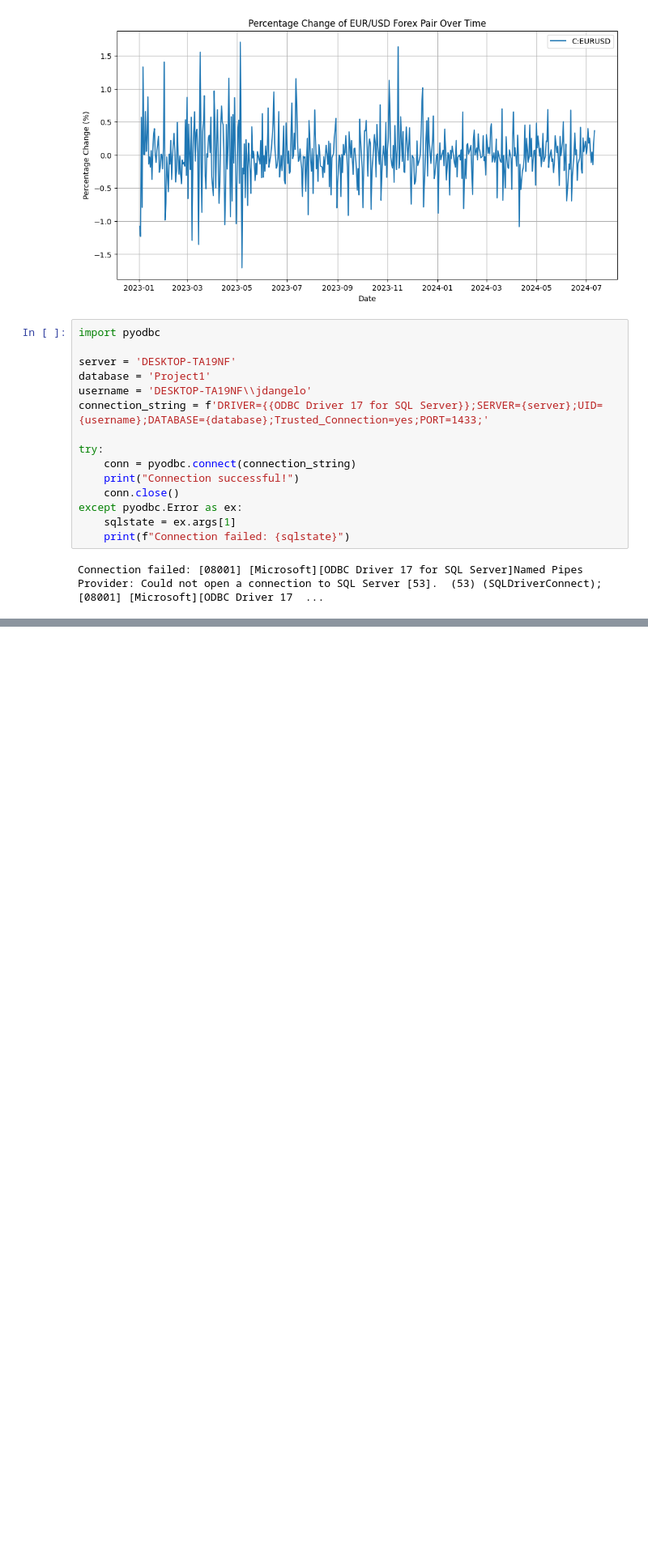
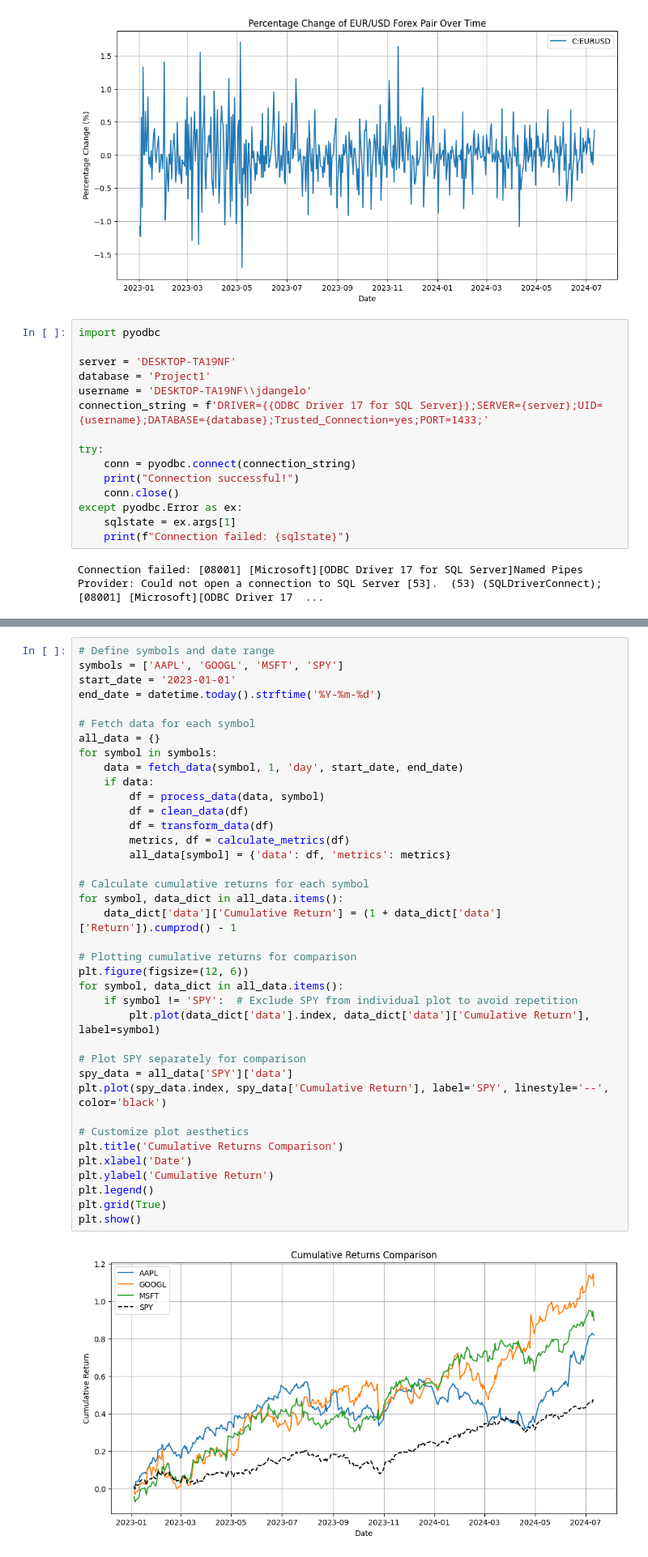
Before and after one commit to jmd4173/SkillStorm-Work, a Jupyter notebook: Project1/Project1-Python.ipynb, the cells around one changed output, grey strips where cells are left out. Shown at 81% size. Saved outputs shown, nothing was run; the diff lists cells and outputs as text; blank space fills up the shorter version.

```diff
--- a/Project1/Project1-Python.ipynb
+++ b/Project1/Project1-Python.ipynb
@@ -354,0 +509,40 @@ Connection failed: [08001] [Microsoft][ODBC Driver 17 for SQL Server]Named Pipes
+# %%
+# Define symbols and date range
+symbols = ['AAPL', 'GOOGL', 'MSFT', 'SPY']
+start_date = '2023-01-01'
+end_date = datetime.today().strftime('%Y-%m-%d')
+
+# Fetch data for each symbol
+all_data = {}
+for symbol in symbols:
+    data = fetch_data(symbol, 1, 'day', start_date, end_date)
+    if data:
+        df = process_data(data, symbol)
+        df = clean_data(df)
+        df = transform_data(df)
+        metrics, df = calculate_metrics(df)
+        all_data[symbol] = {'data': df, 'metrics': metrics}
+
+# Calculate cumulative returns for each symbol
+for symbol, data_dict in all_data.items():
+    data_dict['data']['Cumulative Return'] = (1 + data_dict['data']['Return']).cumprod() - 1
+
+# Plotting cumulative returns for comparison
+plt.figure(figsize=(12, 6))
+for symbol, data_dict in all_data.items():
+    if symbol != 'SPY':  # Exclude SPY from individual plot to avoid repetition
+        plt.plot(data_dict['data'].index, data_dict['data']['Cumulative Return'], label=symbol)
+
+# Plot SPY separately for comparison
+spy_data = all_data['SPY']['data']
+plt.plot(spy_data.index, spy_data['Cumulative Return'], label='SPY', linestyle='--', color='black')
+
+# Customize plot aesthetics
+plt.title('Cumulative Returns Comparison')
+plt.xlabel('Date')
+plt.ylabel('Cumulative Return')
+plt.legend()
+plt.grid(True)
+plt.show()
+# %% [output]
+[figure, added]
```
Also changed, not shown: parts of 7 cells of this notebook.
